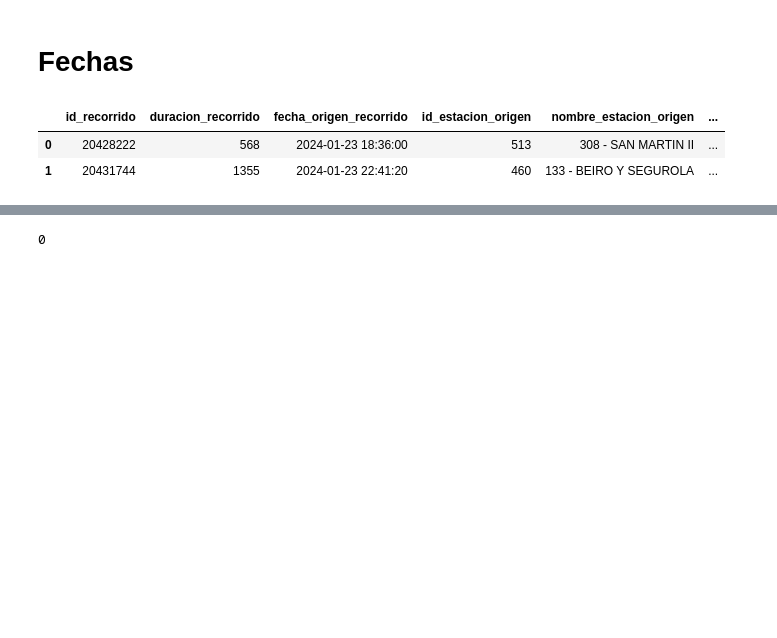
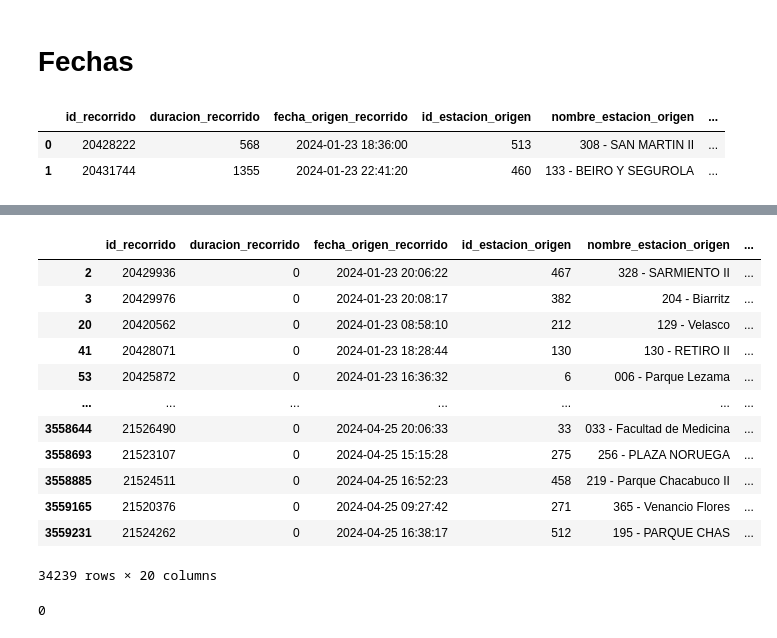
Before and after one commit to JuanPalomeque/Recorridos-en-Ecobicis, a Jupyter notebook: ecobicis.ipynb, the cells around one changed output, grey strips where cells are left out. Cells and saved outputs as stored; diff of their text form; code cells hidden in the pictures; blank space fills up the shorter version.

```diff
--- a/ecobicis.ipynb
+++ b/ecobicis.ipynb
@@ -456,3 +440,19 @@ df.head(2)
+# %%
+df[(df['duracion_recorrido'] == 0) & (df['fecha_destino_recorrido'] == df['fecha_origen_recorrido'])]
+# %% [output]
+|  | id_recorrido | duracion_recorrido | fecha_origen_recorrido | id_estacion_origen | nombre_estacion_origen | ... |
+| 2 | 20429936 | 0 | 2024-01-23 20:06:22 | 467 | 328 - SARMIENTO II | ... |
+| 3 | 20429976 | 0 | 2024-01-23 20:08:17 | 382 | 204 - Biarritz | ... |
+| 20 | 20420562 | 0 | 2024-01-23 08:58:10 | 212 | 129 - Velasco | ... |
+| 41 | 20428071 | 0 | 2024-01-23 18:28:44 | 130 | 130 - RETIRO II | ... |
+| 53 | 20425872 | 0 | 2024-01-23 16:36:32 | 6 | 006 - Parque Lezama | ... |
+| ... | ... | ... | ... | ... | ... | ... |
+| 3558644 | 21526490 | 0 | 2024-04-25 20:06:33 | 33 | 033 - Facultad de Medicina | ... |
+| 3558693 | 21523107 | 0 | 2024-04-25 15:15:28 | 275 | 256 - PLAZA NORUEGA | ... |
+| 3558885 | 21524511 | 0 | 2024-04-25 16:52:23 | 458 | 219 - Parque Chacabuco II | ... |
+| 3559165 | 21520376 | 0 | 2024-04-25 09:27:42 | 271 | 365 - Venancio Flores | ... |
+| 3559231 | 21524262 | 0 | 2024-04-25 16:38:17 | 512 | 195 - PARQUE CHAS | ... |
+34239 rows × 20 columns
 # %%
 (df['fecha_destino_recorrido'] < df['fecha_origen_recorrido']).sum()
 # %% [output]
```
Also changed, not shown: parts of 3 cells of this notebook, 2 other files.
